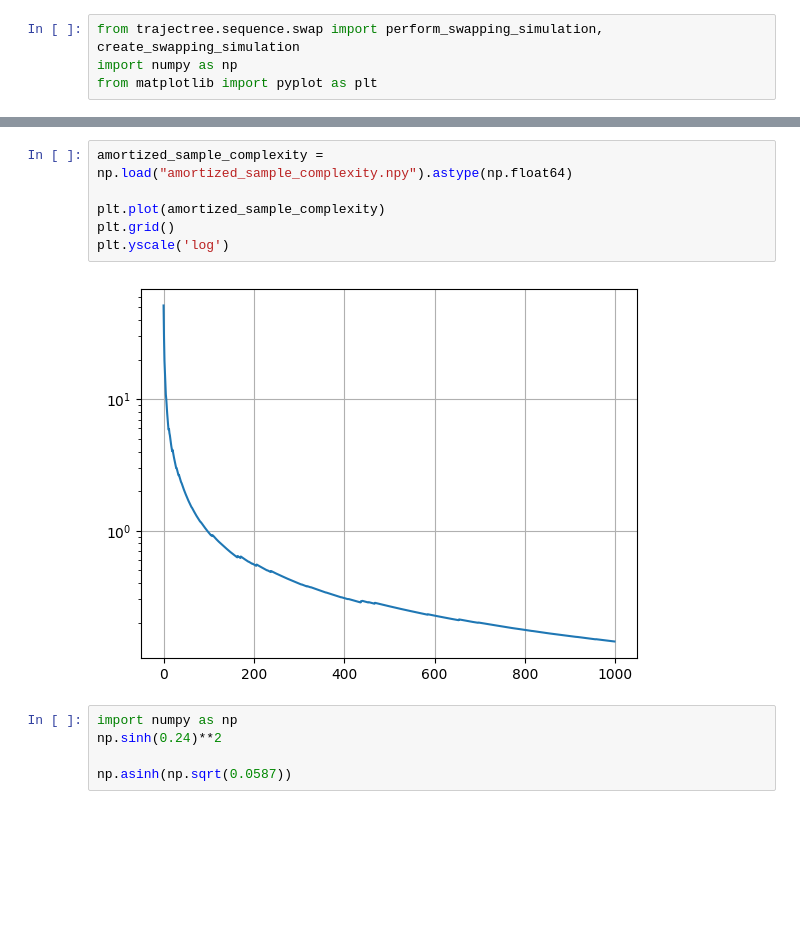
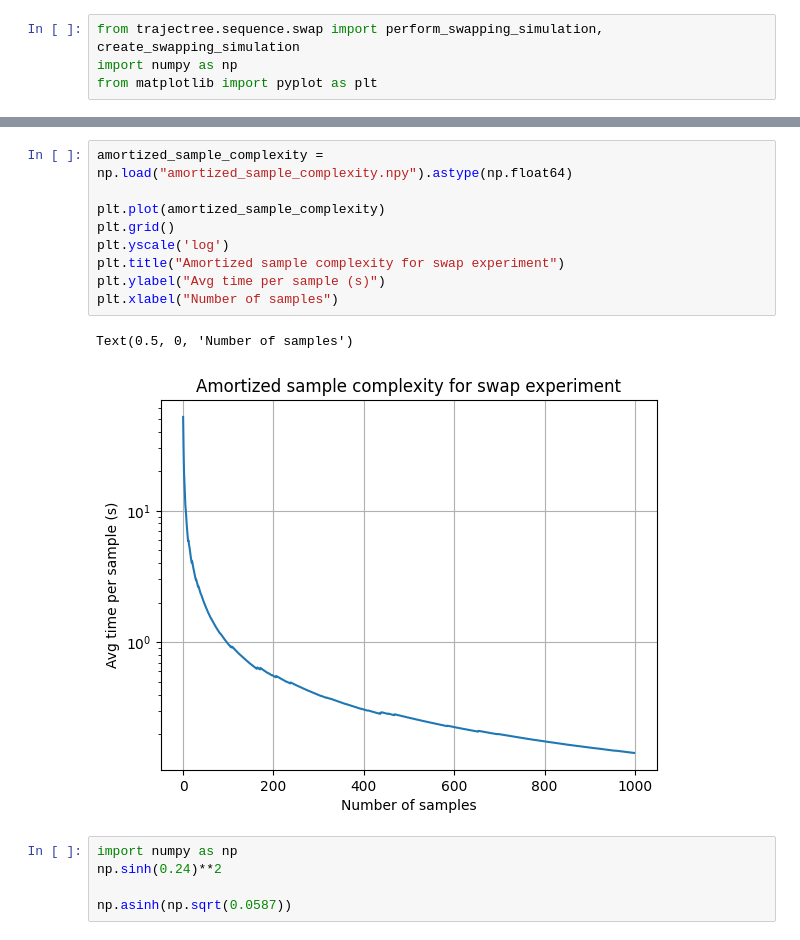
Before and after one commit to anshsingal/Trajectree, a Jupyter notebook: examples/amortized_time_complexity.ipynb, the cells around one changed output, grey strips where cells are left out. Drawn from its saved outputs; the diff is of its cells as text; blank space fills up the shorter version.

```diff
--- a/examples/amortized_time_complexity.ipynb
+++ b/examples/amortized_time_complexity.ipynb
@@ -78,11 +132,15 @@ plt.yscale('log')
 # %%
 amortized_sample_complexity = np.load("amortized_sample_complexity.npy").astype(np.float64)
 
 plt.plot(amortized_sample_complexity)
 plt.grid()
 plt.yscale('log')
+plt.title("Amortized sample complexity for swap experiment")
+plt.ylabel("Avg time per sample (s)")
+plt.xlabel("Number of samples")
 # %% [output]
+Text(0.5, 0, 'Number of samples')
-[figure, old version]
+[figure, new version]
 # %%
 import numpy as np
 np.sinh(0.24)**2
```
Also changed, not shown: parts of 7 cells of this notebook, 10 other files.
